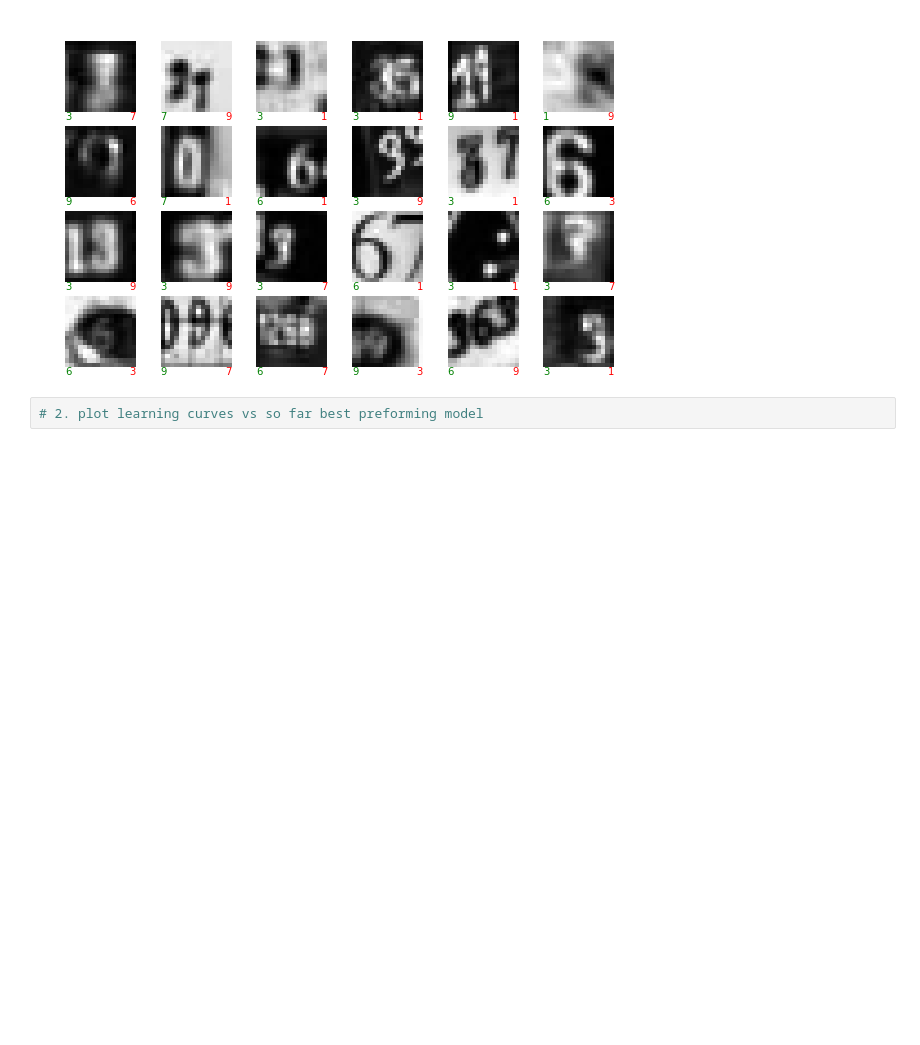
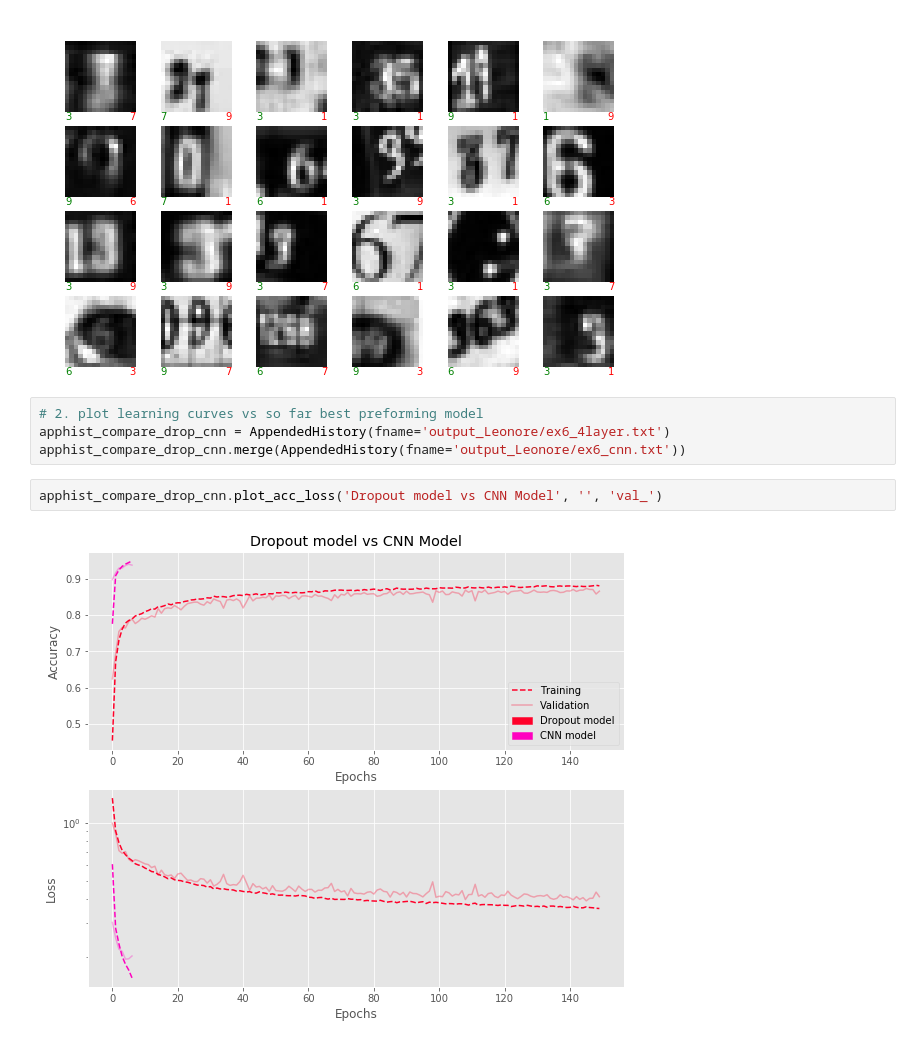
Before and after one commit to lguillain/Artificial-Neural-Networks, a Jupyter notebook: miniproject1/miniproject1.ipynb, the cells around one changed output. Cells and saved outputs as stored; diff of their text form; blank space fills up the shorter version.

```diff
--- a/miniproject1/miniproject1.ipynb
+++ b/miniproject1/miniproject1.ipynb
@@ -1322,3 +1343,9 @@ plot_some_samples(x_test, y_test, pred, indexes, label_mapping = subset_of_class
 [figure]
 # %%
 # 2. plot learning curves vs so far best preforming model
+apphist_compare_drop_cnn = AppendedHistory(fname='output_Leonore/ex6_4layer.txt')
+apphist_compare_drop_cnn.merge(AppendedHistory(fname='output_Leonore/ex6_cnn.txt'))
+# %%
+apphist_compare_drop_cnn.plot_acc_loss('Dropout model vs CNN Model', '', 'val_')
+# %% [output]
+[figure, added]
```
Also changed, not shown: parts of 10 cells of this notebook, 3 other files.
